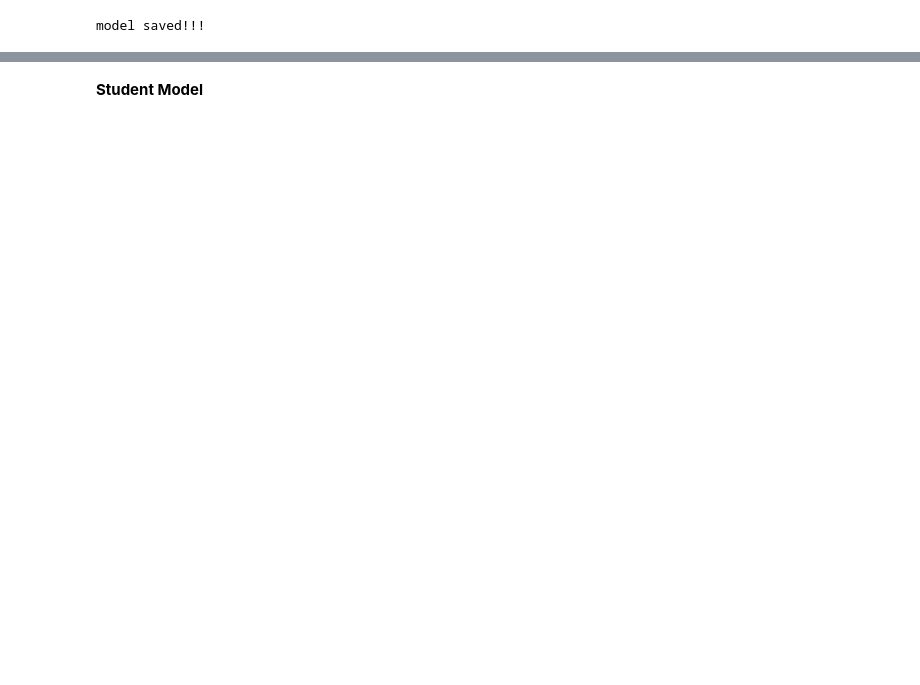
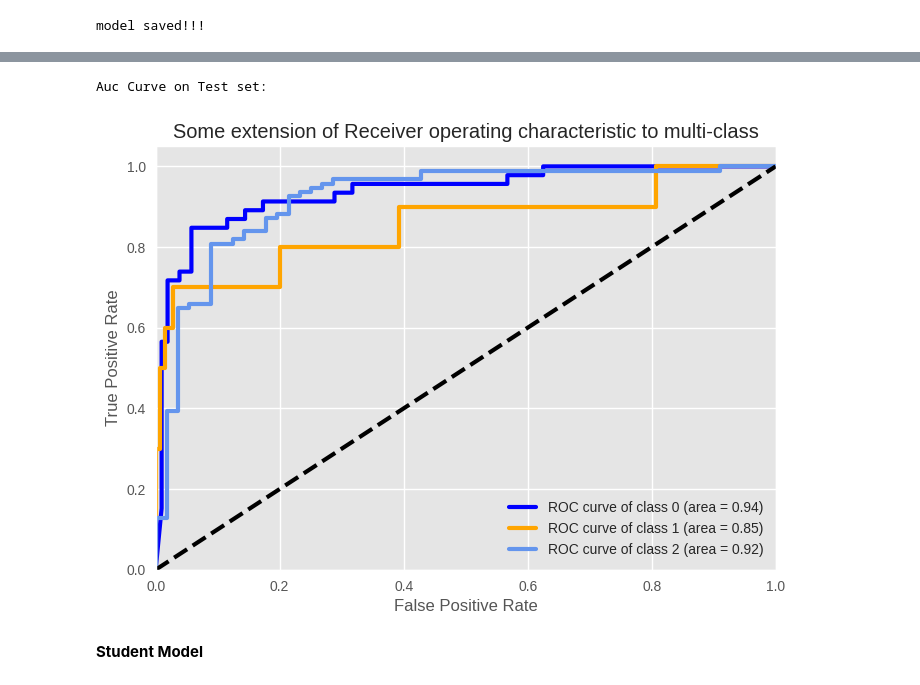
Before and after one commit to mshitie/KD-lesions, a Jupyter notebook: temperature/Temperature_10.ipynb, the cells around one changed output, grey strips where cells are left out. Saved outputs shown, nothing was run; the diff lists cells and outputs as text; code cells hidden in the pictures; blank space fills up the shorter version.

```diff
--- a/temperature/Temperature_10.ipynb
+++ b/temperature/Temperature_10.ipynb
@@ -403,35 +466,38 @@ print(f'Auc Curve on Test set:\n')
 fpr = dict()
 tpr = dict()
 roc_auc = dict()
 
 for i in range(num_of_classes):
-    fpr[i], tpr[i], _ = roc_curve(Y_test[:, i], y_pred[:, i])
+    fpr[i], tpr[i], _ = roc_curve(y_test[:, i], y_pred[:, i])
     roc_auc[i] = auc(fpr[i], tpr[i])
 
 # Compute micro-average ROC curve and ROC area
-fpr["micro"], tpr["micro"], _ = roc_curve(Y_test.ravel(), y_pred.ravel())
+fpr["micro"], tpr["micro"], _ = roc_curve(y_test.ravel(), y_pred.ravel())
 roc_auc["micro"] = auc(fpr["micro"], tpr["micro"])
 
 
 lw = 3
 # Plot all ROC curves
 
 colors = cycle(['blue', 'orange', 'cornflowerblue'])
 for i, color in zip(range(num_of_classes), colors):
     plt.plot(fpr[i],tpr[i], color=color, lw=lw,
              label='ROC curve of class {0} (area = {1:0.2f})'
              ''.format(i, roc_auc[i]))
 
 plt.style.use('ggplot')
 plt.plot([0, 1], [0, 1], 'k--', lw=lw)
 plt.xlim([0.0, 1.0])
 plt.ylim([0.0, 1.05])
 
 plt.xlabel('False Positive Rate')
 plt.ylabel('True Positive Rate')
 plt.title('Some extension of Receiver operating characteristic to multi-class')
 plt.legend(loc="lower right")
 plt.show()
+# %% [output]
+Auc Curve on Test set:
+[figure, added]
 # %% [markdown]
 **Student Model**
 # %%
```
Also changed, not shown: parts of 23 cells of this notebook.
